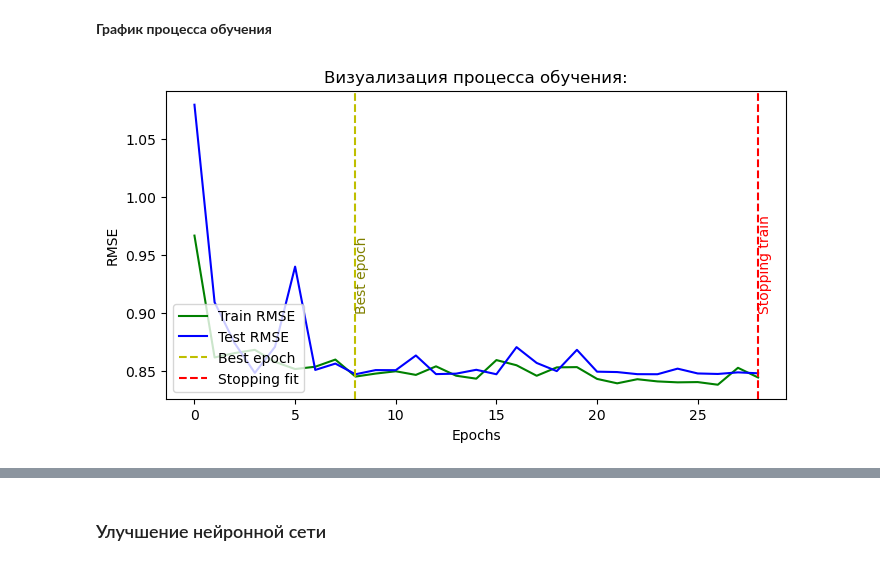
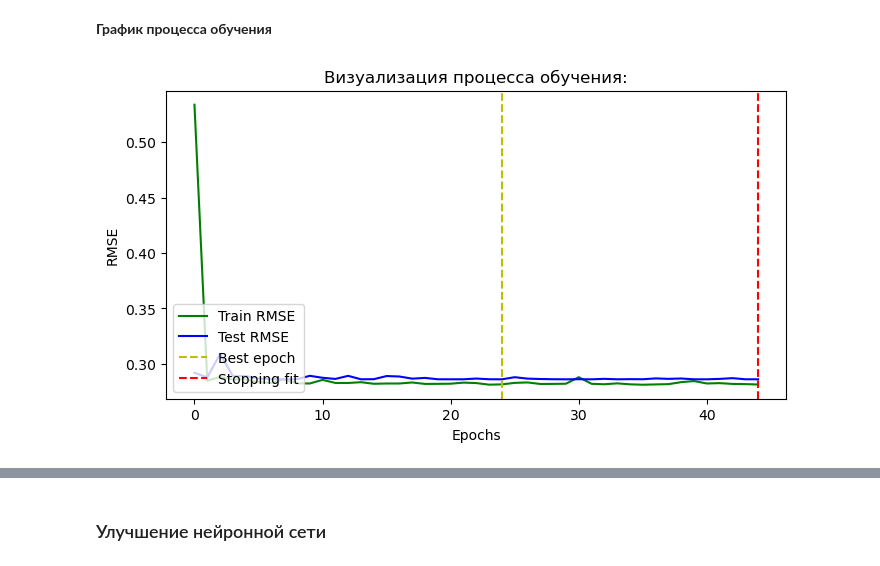
Before and after one commit to Denis-Mukhanov/search-by-images, a Jupyter notebook: search_by_images.ipynb, the cells around one changed output, grey strips where cells are left out. Drawn from its saved outputs; the diff is of its cells as text; code cells hidden in the pictures.

```diff
--- a/search_by_images.ipynb
+++ b/search_by_images.ipynb
@@ -761,7 +950,10 @@ def mean_exp(x):
 expert_annotat['mean_exp'] = expert_annotat.apply(mean_exp, axis=1)
 # %%
 # объединение данных
-final_df = train.merge(expert_annotat, on=['image', 'query_id'], how='inner')[['concatenated_vector', 'mean_exp']]
+final_df = train.merge(expert_annotat, on=['image', 'query_id'], how='inner')[['image', 'concatenated_vector', 'mean_exp']]
+# перевод экспертные оценки из шкалы 1-4 в шкалу 0-1.
+scaler = MinMaxScaler()
+final_df['mean_exp'] = scaler.fit_transform(final_df[['mean_exp']])
 # %%
 if len(final_df)==len(train):
     print('Оценка экспертов найдена для всех пар')
@@ -815,7 +1052,13 @@ __Выделение обучающей и валидационной выбор
+# %%
+
+gss = GroupShuffleSplit(n_splits=1, train_size=.8, random_state=RANDOM_SEED)
+train_indices, test_indices = next(gss.split(X=final_df.drop(columns=['mean_exp']), y=final_df['mean_exp'],
+                                             groups=final_df['image']))
+train_df, valid_df = final_df.loc[train_indices], final_df.loc[test_indices]
 # %%
 # разделение данных на признаки (X) и целевую переменную (y)
-X = final_df['concatenated_vector'].apply(pd.Series).values  # Разделяем векторы на отдельные признаки
-y = final_df['mean_exp']
+X_train = train_df['concatenated_vector'].apply(pd.Series).values  # Разделяем векторы на отдельные признаки
+y_train = train_df['mean_exp']
 
-# Разделение данных на обучающую и валидационную выборки
-X_train, X_valid, y_train, y_valid = train_test_split(X, y, test_size=0.2, random_state=RANDOM_SEED)
+X_valid = valid_df['concatenated_vector'].apply(pd.Series).values
+y_valid = valid_df['mean_exp']
@@ -821,0 +1093,12 @@ X_train, X_valid, y_train, y_valid = train_test_split(X, y, test_size=0.2, rando
+# %%
+# константная модель, которая предсказывает среднее значение
+dummy_model = DummyRegressor(strategy="mean")
+
+dummy_model.fit(X_train, y_train)
+
+# предсказание
+dummy_predictions = dummy_model.predict(X_valid)
+
+# оценка производительности
+rmse = rmse_score(y_valid, dummy_predictions)
+print(f'RMSE(Dummy Model): {rmse}')
@@ -1130,19 +1435,18 @@ __График процесса обучения__
 # %%
 plt.figure(figsize=(8, 4))
 plt.plot(result['rmse_train'], color='green', label='Train RMSE')
 plt.plot(result['rmse_test'], color='blue', label='Test RMSE')
 
 # отметка Best epoch
 plt.axvline(x=result['best_epoch'], color='y', linestyle='--', label='Best epoch')
-plt.text(result['best_epoch'], 0.9, 'Best epoch', color='olive', rotation=90, va='bottom')
+
 # отметка Stopping train
 plt.axvline(x=result['stopping_epoch'], color='red', linestyle='--', label='Stopping fit')
-plt.text(result['stopping_epoch'], 0.9, 'Stopping train', color='red', rotation=90, va='bottom')
 
 plt.title('Визуализация процесса обучения:')
 plt.xlabel('Epochs')
 plt.ylabel('RMSE')
 plt.legend(loc='lower left')
 plt.show()
 # %% [output]
-[figure, old version]
+[figure, new version]
```
Also changed, not shown: parts of 109 cells of this notebook, 4 other files.
